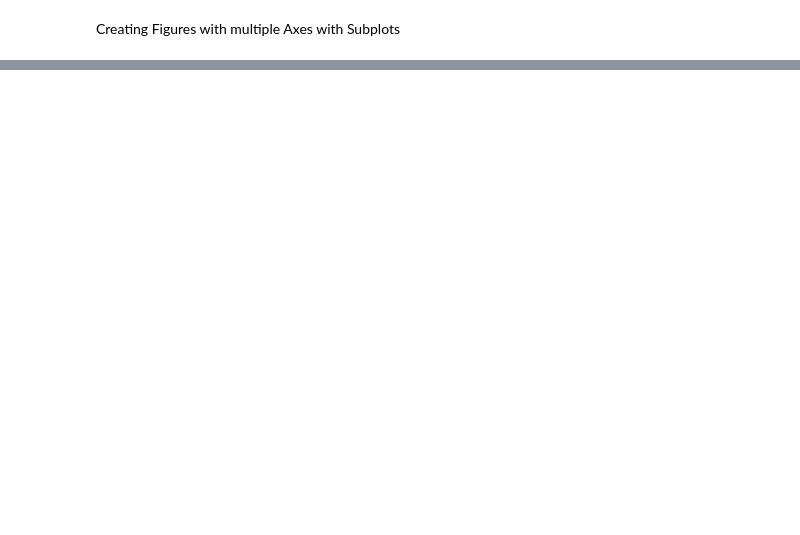
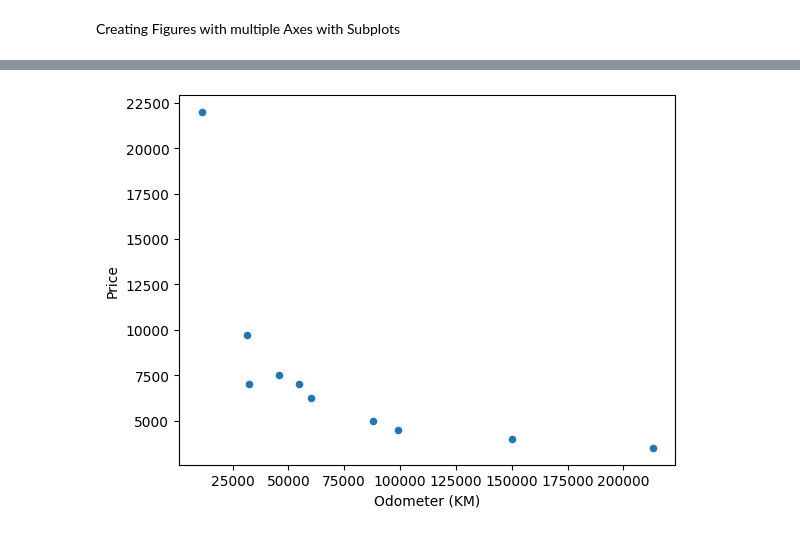
Before and after one commit to vivekkumar2909/Data-Science-and-Machine-Learning, a Jupyter notebook: introduction-to-matplotlib.ipynb, the cells around one changed output, grey strips where cells are left out. Saved outputs shown, nothing was run; the diff lists cells and outputs as text; code cells hidden in the pictures; blank space fills up the shorter version.

```diff
--- a/introduction-to-matplotlib.ipynb
+++ b/introduction-to-matplotlib.ipynb
@@ -214,0 +383,5 @@ ax[1, 1].hist(np.random.randn(1000));
+# %%
+# Doesn't work scatter requires y column to be numeric
+car_sales.plot(x="Odometer (KM)", y="Price", kind="scatter");
+# %% [output]
+[figure, added]
```
Also changed, not shown: parts of 45 cells of this notebook.
